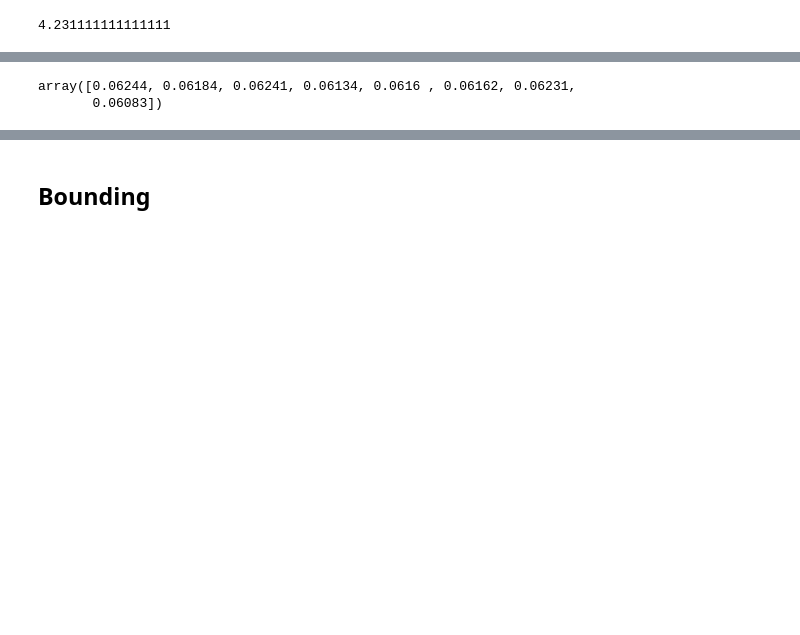
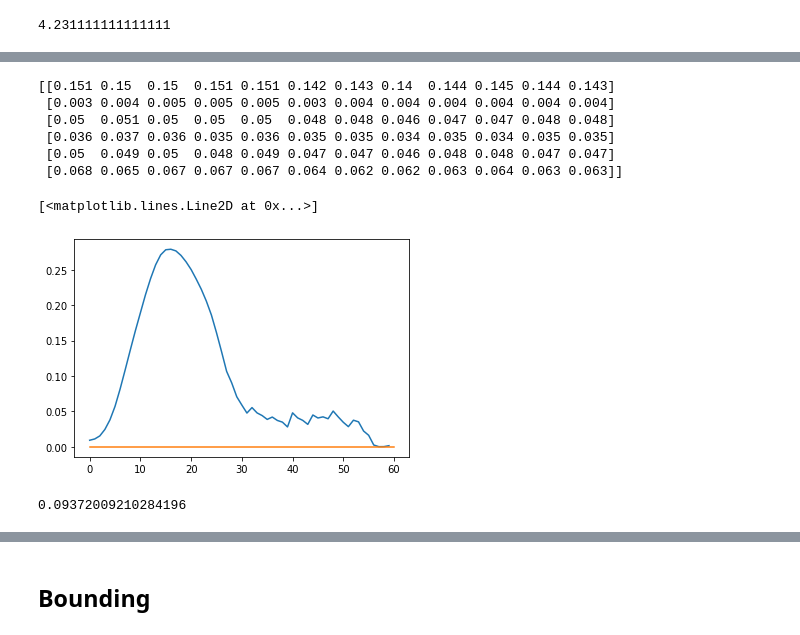
Before and after one commit to nosound2/RSNA-Hemorrhage, a Jupyter notebook: notebooks/Ensembling.ipynb, the cells around one changed output, grey strips where cells are left out. Drawn from its saved outputs; the diff is of its cells as text; code cells hidden in the pictures; blank space fills up the shorter version.

```diff
--- a/notebooks/Ensembling.ipynb
+++ b/notebooks/Ensembling.ipynb
@@ -118,4 +76,10 @@ names_y = [
+# %%
+names_y5 = [
+    'model_se_resnext101_32x4d_version_new_splits_fullhead_resmodel_pool2_3_type_OOF_pred_split_{}.pkl',
+    'model_se_resnet101_version_new_splits_fullhead_resmodel_pool2_3_type_OOF_pred_split_{}.pkl',
+    'model_se_resnet101_version_new_splits_focal_fullhead_resmodel_pool2_over3_type_OOF_pred_split_{}.pkl',
+]
 # %%
-preds_y = getYuvalOOF(train_md=train_md, names=names_y)
+preds_y = getYuvalOOF(train_md=train_md, names=names_y, names5=names_y5)
 # %% [output]
 adding yuval_idx
@@ -131,4 +92,2 @@ array([0.14454623, 0.00368541, 0.04786682, 0.03557413, 0.0453731 ,
-# %%
-preds_y = preds_y[:,:8]
 # %%
-preds_all = np.concatenate([preds_all, preds_y], axis=0)
+preds_all = np.concatenate([preds_all.mean(1), preds_y], axis=0)
@@ -166,7 +115,0 @@ array([0.06332, 0.06269, 0.06419, 0.06245, 0.06213, 0.06225, 0.06376,
-# %%
-((- train_md[all_ich].values * np.log(preds_all.mean(1))
-  - (1 - train_md[all_ich].values) * np.log(np.clip(1 - preds_all.mean(1),1e-15,1-1e-15)))
- * class_weights).mean((1,2))
-# %% [output]
-array([0.06244, 0.06184, 0.06241, 0.06134, 0.0616 , 0.06162, 0.06231,
-       0.06083])
@@ -175,0 +116,23 @@ preds2 = applyAggFunc(preds_all, runs_afunc)
+# %%
+print(preds_all.mean(1).transpose())
+# %% [output]
+[[0.151 0.15  0.15  0.151 0.151 0.142 0.143 0.14  0.144 0.145 0.144 0.143]
+ [0.003 0.004 0.005 0.005 0.005 0.003 0.004 0.004 0.004 0.004 0.004 0.004]
+ [0.05  0.051 0.05  0.05  0.05  0.048 0.048 0.046 0.047 0.047 0.048 0.048]
+ [0.036 0.037 0.036 0.035 0.036 0.035 0.035 0.034 0.035 0.034 0.035 0.035]
+ [0.05  0.049 0.05  0.048 0.049 0.047 0.047 0.046 0.048 0.048 0.047 0.047]
+ [0.068 0.065 0.067 0.067 0.067 0.064 0.062 0.062 0.063 0.064 0.063 0.063]]
+# %%
+zz = preds_all.mean(0)[:,0]
+
+train_md['prob'] = zz
+
+plt.plot(train_md[['prob','pos_idx']].groupby('pos_idx').mean())
+plt.plot([0,60],[0,0])
+# %% [output]
+[<matplotlib.lines.Line2D at 0x...>]
+[figure, added]
+# %%
+log_loss(train_md['any'],train_md['prob'])
+# %% [output]
+0.09372009210284196
```
Also changed, not shown: parts of 150 cells of this notebook, 4 other files.
